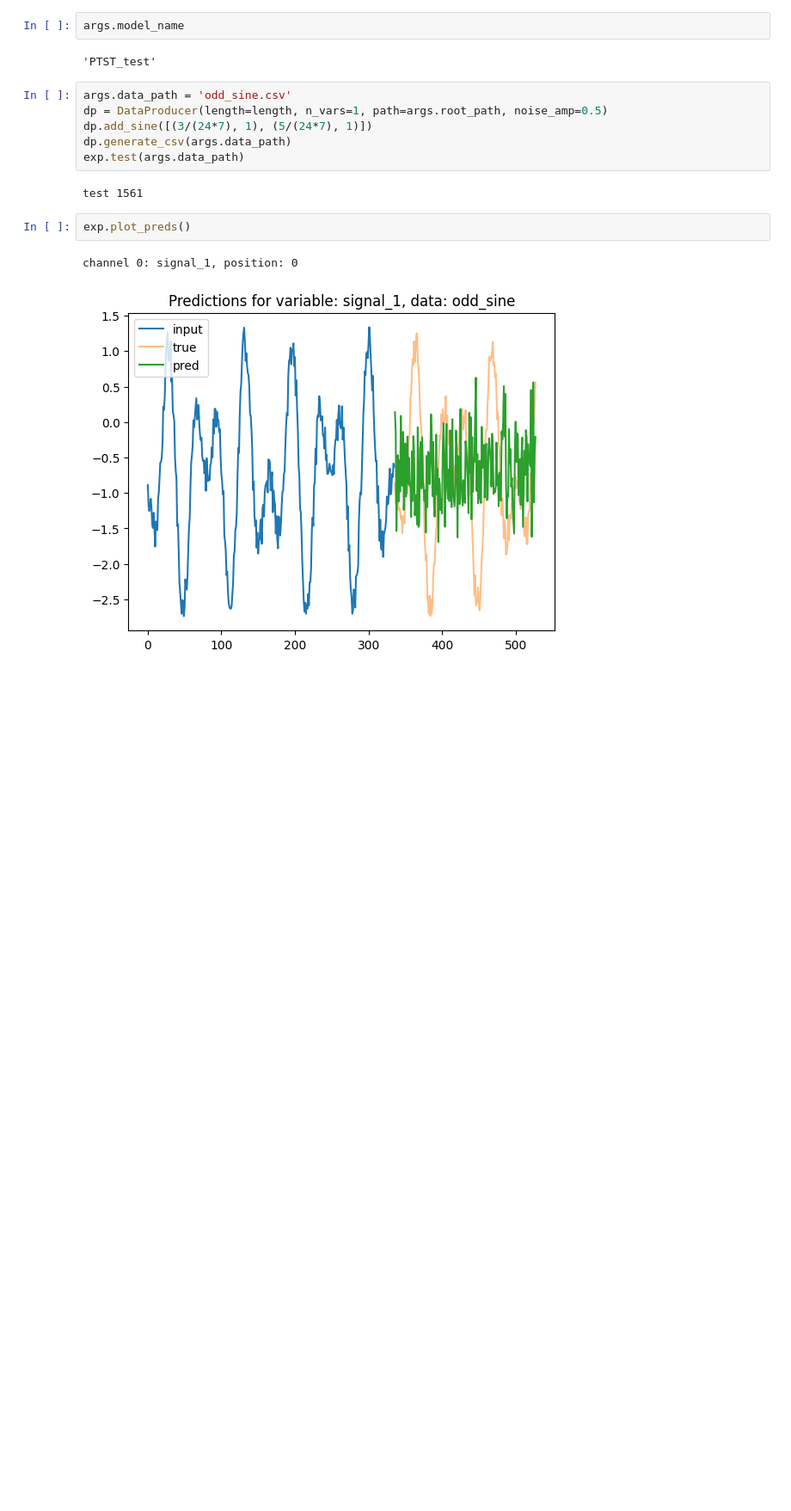
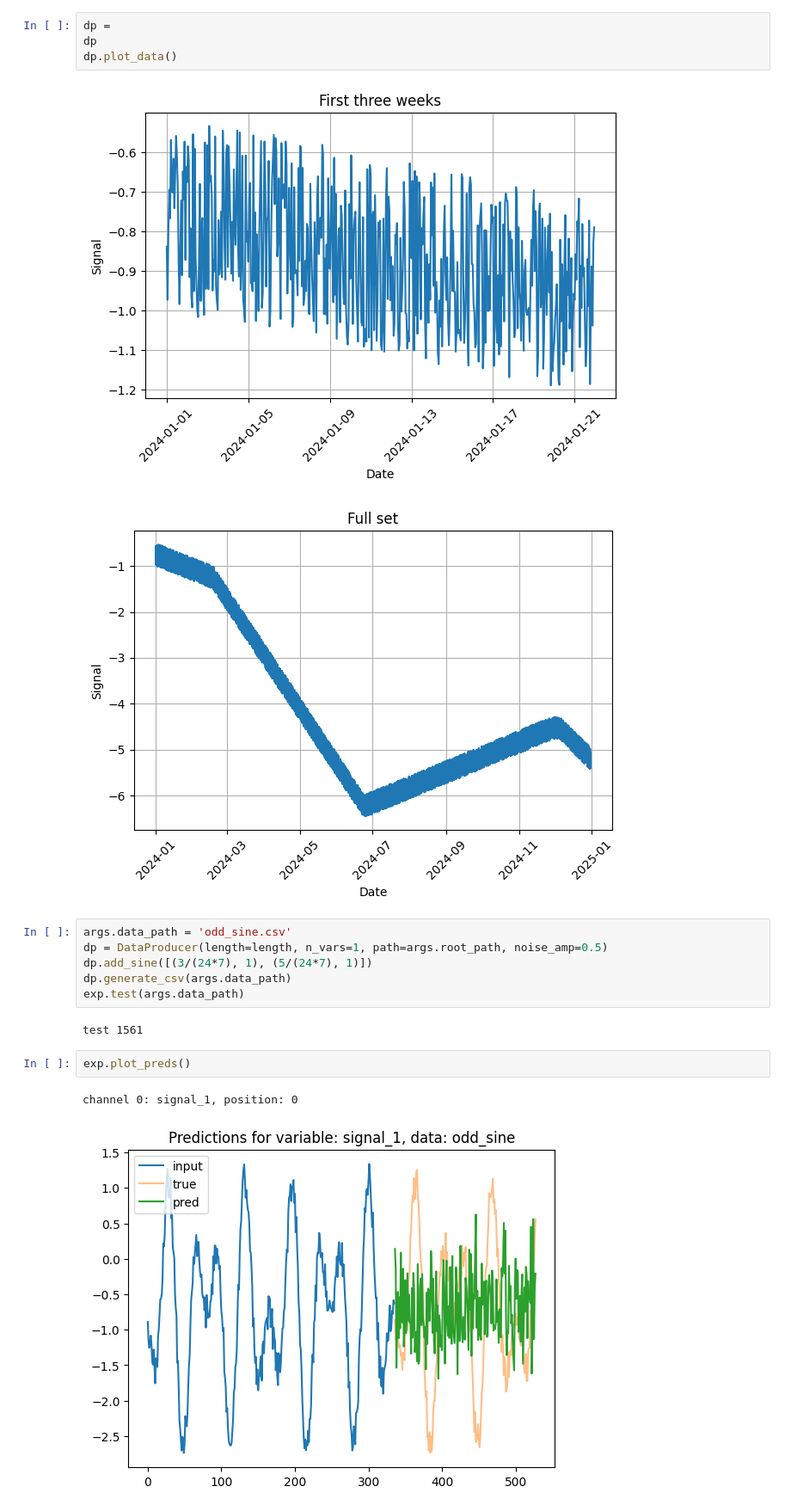
Before and after one commit to arvgram/SEB-TS_foundation, a Jupyter notebook: ts_modelling/experiment.ipynb, the cells around one changed output. Shown at 86% size. Drawn from its saved outputs; the diff is of its cells as text; blank space fills up the shorter version.

```diff
--- a/ts_modelling/experiment.ipynb
+++ b/ts_modelling/experiment.ipynb
@@ -42,9 +125,12 @@ Validation loss decreased (inf --> 0.030351).  Saving model ...
 Updating learning rate to 2.8083122651248297e-05
 Total training time: 0 minutes 4.934921979904175 seconds
 # %%
-args.model_name
+dp =
+dp
+dp.plot_data()
 # %% [output]
-'PTST_test'
+[figure, added]
+[figure, added]
 # %%
 args.data_path = 'odd_sine.csv'
 dp = DataProducer(length=length, n_vars=1, path=args.root_path, noise_amp=0.5)
```
Also changed, not shown: parts of 5 cells of this notebook, 3 other files.
